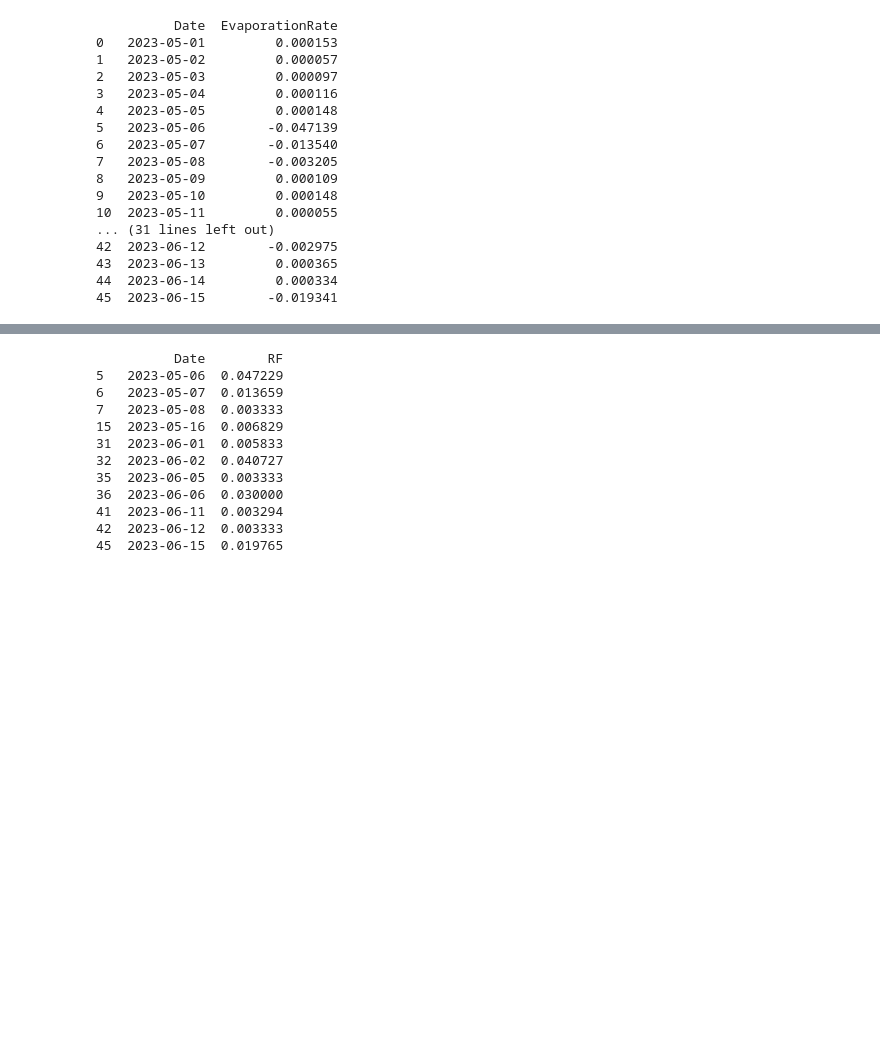
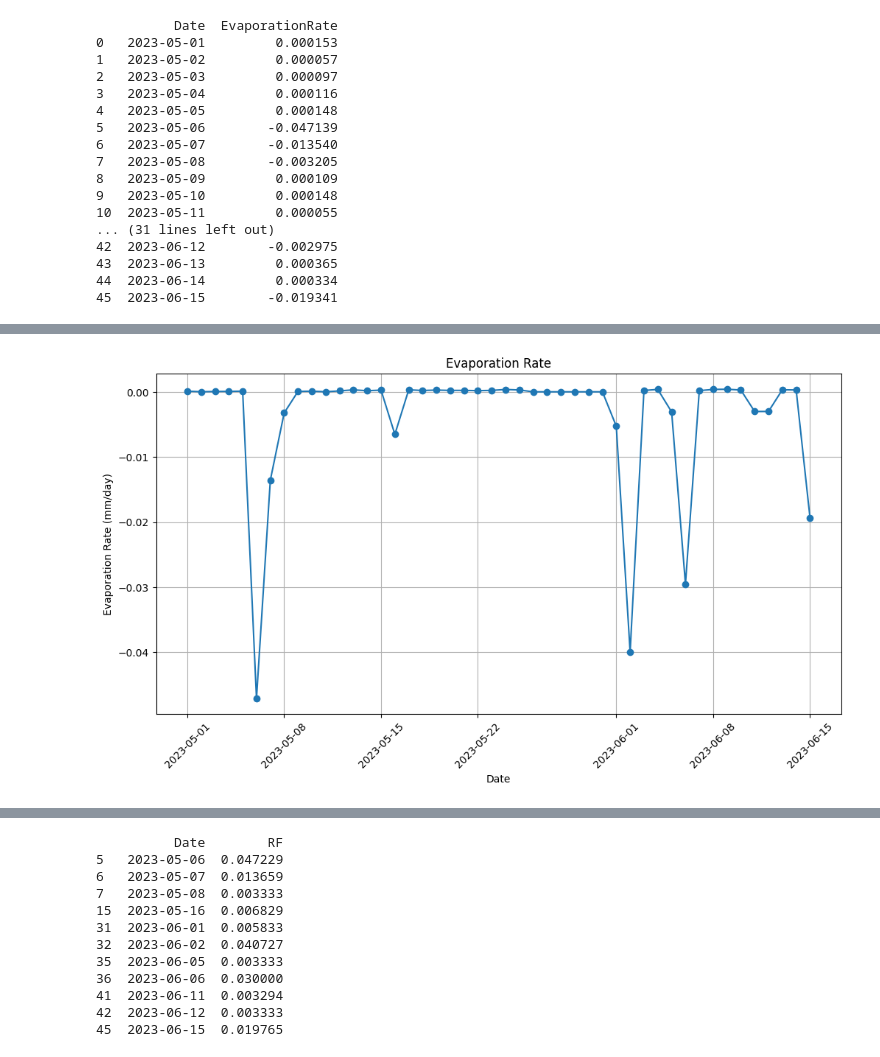
Before and after one commit to karthikmandelli/frugal-labs-, a Jupyter notebook: Copy_of_original_soil_evaporation.ipynb, the cells around one changed output, grey strips where cells are left out. Drawn from its saved outputs; the diff is of its cells as text; code cells hidden in the pictures; blank space fills up the shorter version.

```diff
--- a/Copy_of_original_soil_evaporation.ipynb
+++ b/Copy_of_original_soil_evaporation.ipynb
@@ -302,0 +327,18 @@ se[["Date","RF"]]
+# %%
+import matplotlib.pyplot as plt
+from pandas import to_datetime
+
+# Convert the 'Date' column to datetime format
+evaporation_data_final['Date'] = to_datetime(evaporation_data_final['Date'])
+
+# Plotting the evaporation rate
+plt.figure(figsize=(12, 6))
+plt.plot(evaporation_data_final['Date'], evaporation_data_final['EvaporationRate'], marker='o')
+plt.title('Evaporation Rate')
+plt.xlabel('Date')
+plt.ylabel('Evaporation Rate (mm/day)')
+plt.xticks(rotation=45)
+plt.grid(True)
+plt.show()
+# %% [output]
+[figure, added]
```
Also changed, not shown: parts of 8 cells of this notebook.
